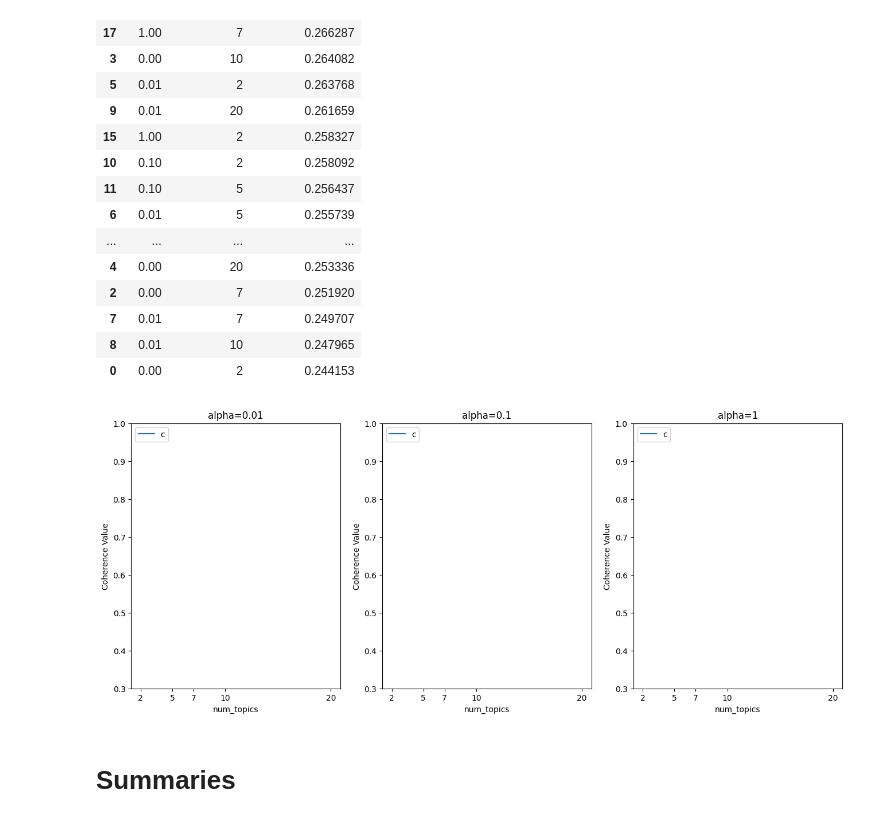
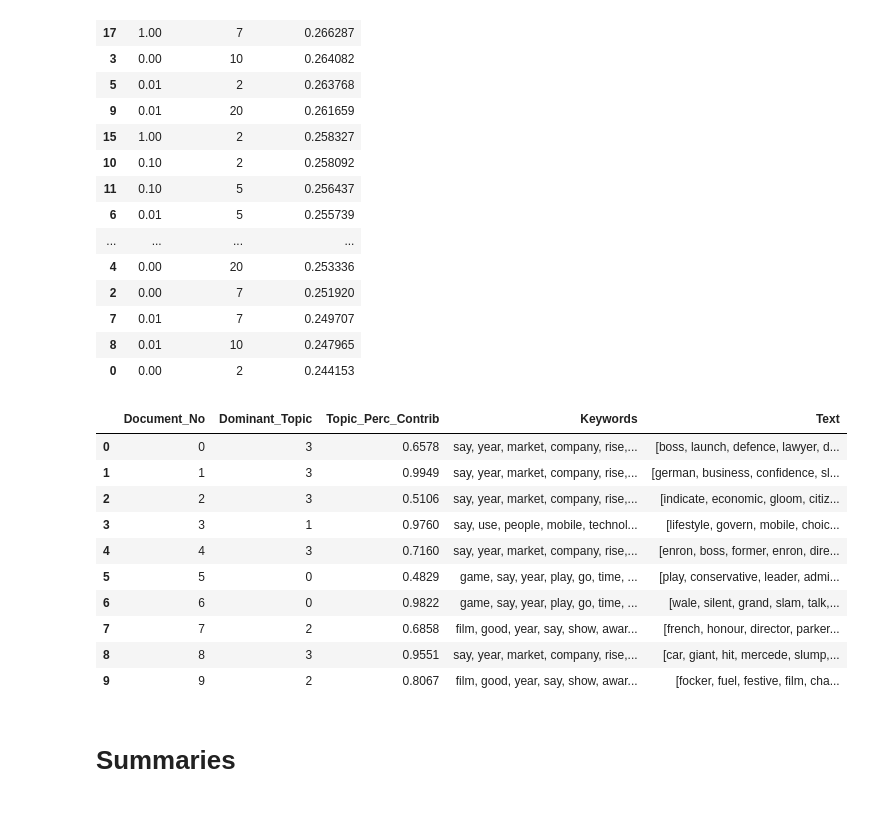
Before and after one commit to RavindraB55/LDA-topic-modeling, a Jupyter notebook: testing.ipynb, the cells around one changed output. Cells and saved outputs as stored; diff of their text form; code cells hidden in the pictures.

Commit message:
Identify topic per document

```diff
--- a/testing.ipynb
+++ b/testing.ipynb
@@ -275,10 +275,29 @@ coherence_df.sort_values("coherence_value", ascending = False)
 | 7 | 0.01 | 7 | 0.249707 |
 | 8 | 0.01 | 10 | 0.247965 |
 | 0 | 0.00 | 2 | 0.244153 |
-# %%
-tm.plot_coherence(coherence_df,alpha_range,num_topics_range)
-# %% [output]
-[figure, removed]
+# %%
+# Finding the dominant topic in each text
+
+df_topic_sents_keywords = tm.format_topics_sentences(ldamodel=lda_model, corpus=corpus, texts=data_lemmatized)
+
+# Format
+df_dominant_topic = df_topic_sents_keywords.reset_index()
+df_dominant_topic.columns = ['Document_No', 'Dominant_Topic', 'Topic_Perc_Contrib', 'Keywords', 'Text']
+
+# Show
+df_dominant_topic.head(10)
+# %% [output]
+|  | Document_No | Dominant_Topic | Topic_Perc_Contrib | Keywords | Text |
+| 0 | 0 | 3 | 0.6578 | say, year, market, company, rise,... | [boss, launch, defence, lawyer, d... |
+| 1 | 1 | 3 | 0.9949 | say, year, market, company, rise,... | [german, business, confidence, sl... |
+| 2 | 2 | 3 | 0.5106 | say, year, market, company, rise,... | [indicate, economic, gloom, citiz... |
+| 3 | 3 | 1 | 0.9760 | say, use, people, mobile, technol... | [lifestyle, govern, mobile, choic... |
+| 4 | 4 | 3 | 0.7160 | say, year, market, company, rise,... | [enron, boss, former, enron, dire... |
+| 5 | 5 | 0 | 0.4829 | game, say, year, play, go, time, ... | [play, conservative, leader, admi... |
+| 6 | 6 | 0 | 0.9822 | game, say, year, play, go, time, ... | [wale, silent, grand, slam, talk,... |
+| 7 | 7 | 2 | 0.6858 | film, good, year, say, show, awar... | [french, honour, director, parker... |
+| 8 | 8 | 3 | 0.9551 | say, year, market, company, rise,... | [car, giant, hit, mercede, slump,... |
+| 9 | 9 | 2 | 0.8067 | film, good, year, say, show, awar... | [focker, fuel, festive, film, cha... |
 # %% [markdown]
 # Summaries
 # %%
```
Also changed, not shown: parts of 6 cells of this notebook, 1 other file.
